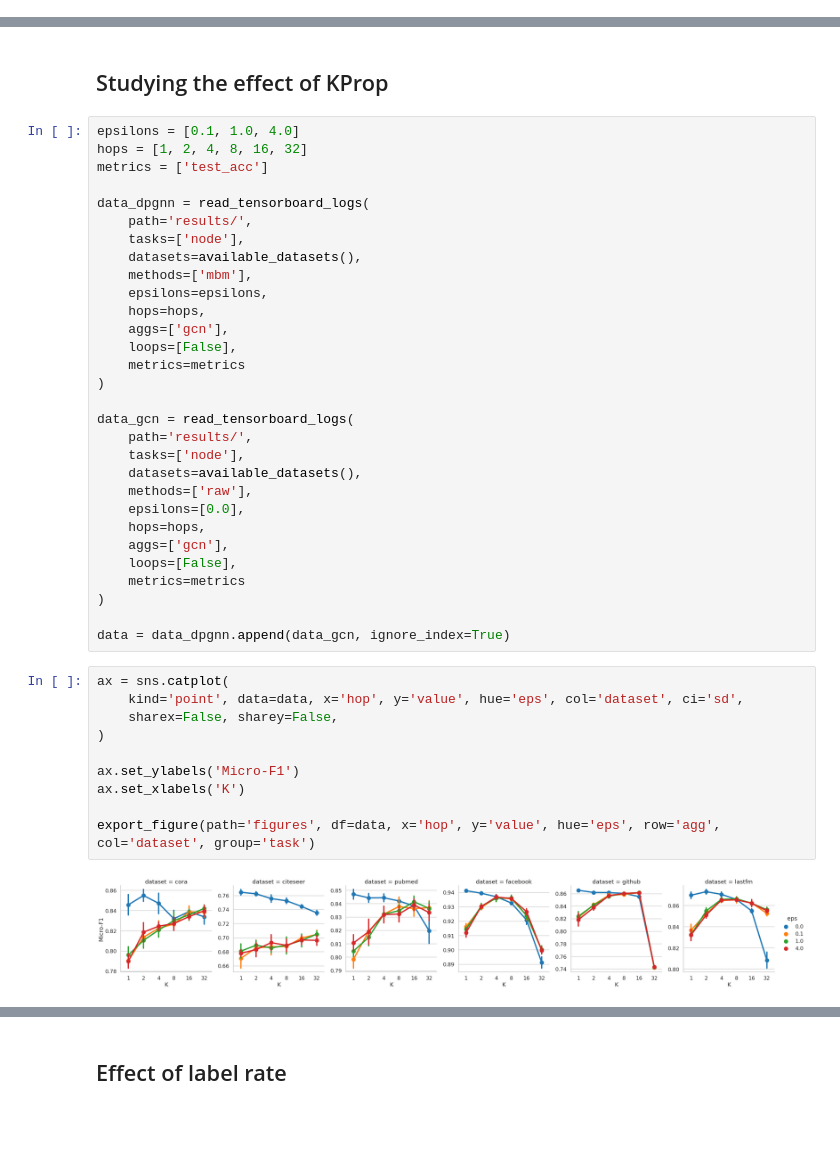
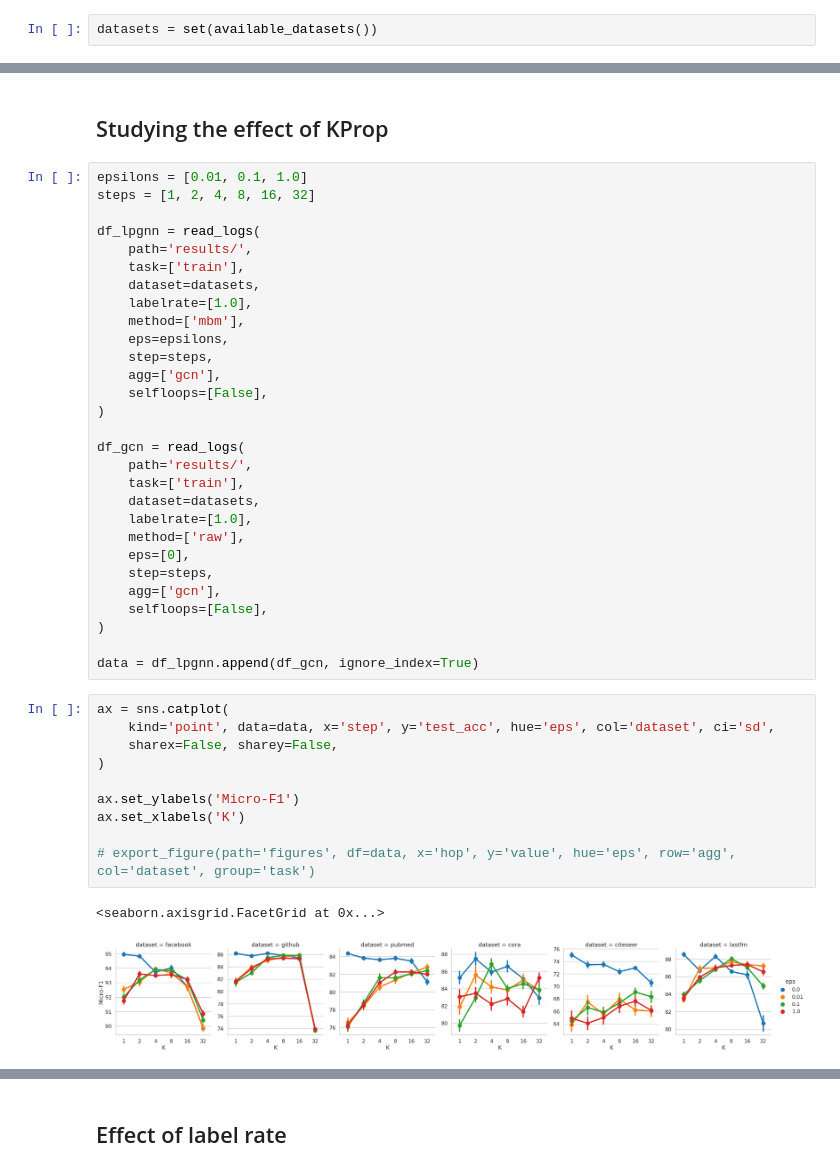
Before and after one commit to sisaman/LPGNN, a Jupyter notebook: results.ipynb, the cells around one changed output, grey strips where cells are left out. Cells and saved outputs as stored; diff of their text form; blank space fills up the shorter version.

```diff
--- a/results.ipynb
+++ b/results.ipynb
@@ -143,3 +87,5 @@ def latex_output(df_results, top_method, colored_method=None, color=None, size=N
+# %%
+datasets = set(available_datasets())
 # %% [markdown]
 ## Analysis of the utility-privacy trade-off
 # %%
@@ -234,45 +222,45 @@ data
 # %% [markdown]
 ## Studying the effect of KProp
 # %%
-epsilons = [0.1, 1.0, 4.0]
-hops = [1, 2, 4, 8, 16, 32]
-metrics = ['test_acc']
+epsilons = [0.01, 0.1, 1.0]
+steps = [1, 2, 4, 8, 16, 32]
 
-data_dpgnn = read_tensorboard_logs(
+df_lpgnn = read_logs(
     path='results/',
-    tasks=['node'],
-    datasets=available_datasets(),
-    methods=['mbm'],
-    epsilons=epsilons,
-    hops=hops,
-    aggs=['gcn'],
-    loops=[False],
-    metrics=metrics
+    task=['train'],
+    dataset=datasets,
+    labelrate=[1.0],
+    method=['mbm'],
+    eps=epsilons,
+    step=steps,
+    agg=['gcn'],
+    selfloops=[False],
 )
 
-data_gcn = read_tensorboard_logs(
+df_gcn = read_logs(
     path='results/',
-    tasks=['node'],
-    datasets=available_datasets(),
-    methods=['raw'],
-    epsilons=[0.0],
-    hops=hops,
-    aggs=['gcn'],
-    loops=[False],
-    metrics=metrics
+    task=['train'],
+    dataset=datasets,
+    labelrate=[1.0],
+    method=['raw'],
+    eps=[0],
+    step=steps,
+    agg=['gcn'],
+    selfloops=[False],
 )
 
-data = data_dpgnn.append(data_gcn, ignore_index=True)
+data = df_lpgnn.append(df_gcn, ignore_index=True)
 # %%
 ax = sns.catplot(
-    kind='point', data=data, x='hop', y='value', hue='eps', col='dataset', ci='sd',
+    kind='point', data=data, x='step', y='test_acc', hue='eps', col='dataset', ci='sd',
     sharex=False, sharey=False,
 )
 
 ax.set_ylabels('Micro-F1')
 ax.set_xlabels('K')
 
-export_figure(path='figures', df=data, x='hop', y='value', hue='eps', row='agg', col='dataset', group='task')
+# export_figure(path='figures', df=data, x='hop', y='value', hue='eps', row='agg', col='dataset', group='task')
 # %% [output]
+<seaborn.axisgrid.FacetGrid at 0x...>
-[figure, old version]
+[figure, new version]
 # %%
```
Also changed, not shown: parts of 29 cells of this notebook, 1 other file.
